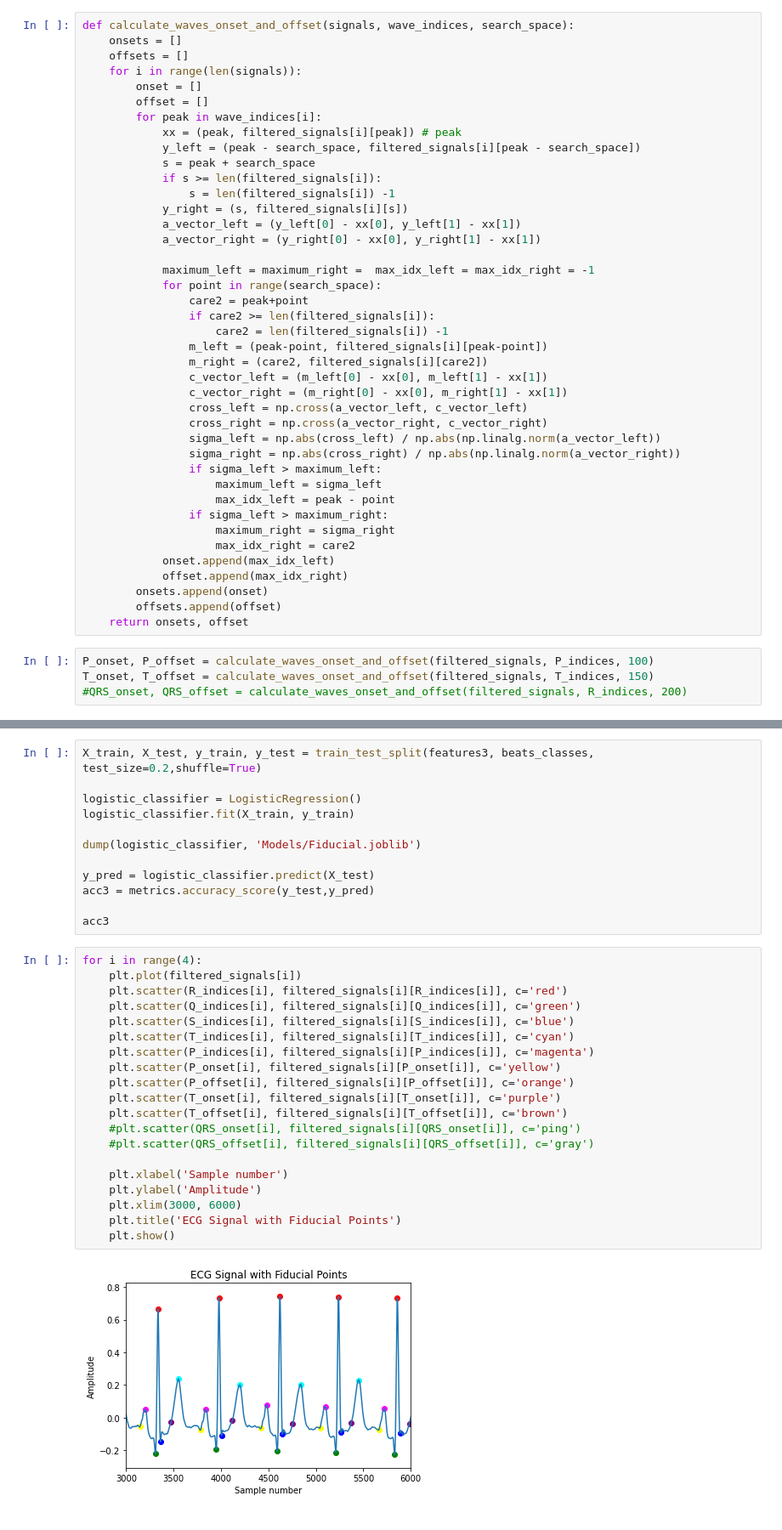
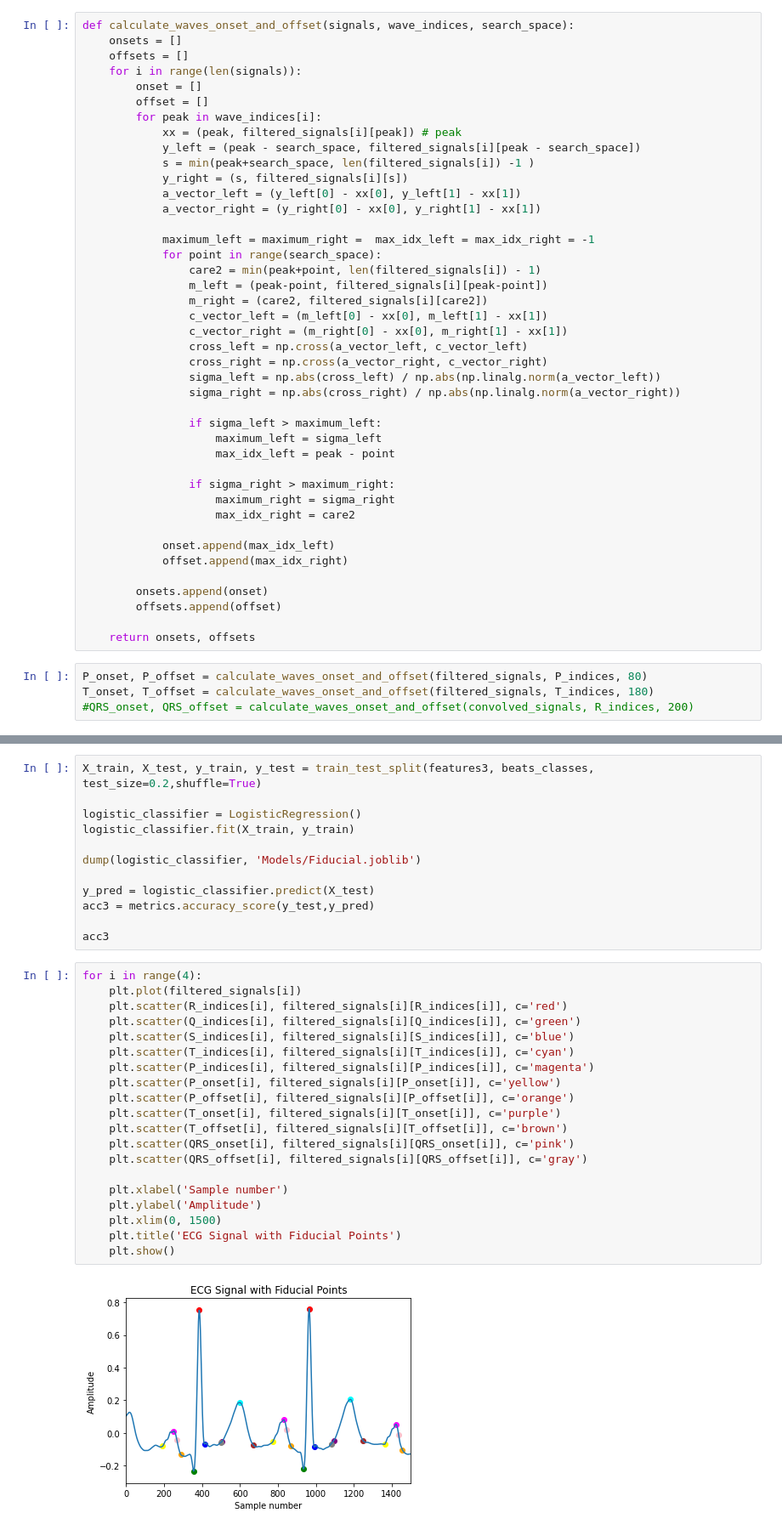
Before and after one commit to AKSYOA/ECG-Based-Authentication, a Jupyter notebook: HCI - Project test.ipynb, the cells around one changed output, grey strips where cells are left out. Shown: that part at 85% size. Cells and saved outputs as stored; diff of their text form.

```diff
--- a/HCI - Project test.ipynb
+++ b/HCI - Project test.ipynb
@@ -334,18 +381,14 @@ def calculate_waves_onset_and_offset(signals, wave_indices, search_space):
         for peak in wave_indices[i]:
             xx = (peak, filtered_signals[i][peak]) # peak
             y_left = (peak - search_space, filtered_signals[i][peak - search_space])
-            s = peak + search_space
-            if s >= len(filtered_signals[i]):
-                s = len(filtered_signals[i]) -1
+            s = min(peak+search_space, len(filtered_signals[i]) -1 )
             y_right = (s, filtered_signals[i][s])
             a_vector_left = (y_left[0] - xx[0], y_left[1] - xx[1])
             a_vector_right = (y_right[0] - xx[0], y_right[1] - xx[1])
 
             maximum_left = maximum_right =  max_idx_left = max_idx_right = -1
             for point in range(search_space):
-                care2 = peak+point
-                if care2 >= len(filtered_signals[i]):
-                    care2 = len(filtered_signals[i]) -1
+                care2 = min(peak+point, len(filtered_signals[i]) - 1)
                 m_left = (peak-point, filtered_signals[i][peak-point])
                 m_right = (care2, filtered_signals[i][care2])
                 c_vector_left = (m_left[0] - xx[0], m_left[1] - xx[1])
@@ -354,21 +397,26 @@ def calculate_waves_onset_and_offset(signals, wave_indices, search_space):
                 cross_right = np.cross(a_vector_right, c_vector_right)
                 sigma_left = np.abs(cross_left) / np.abs(np.linalg.norm(a_vector_left))
                 sigma_right = np.abs(cross_right) / np.abs(np.linalg.norm(a_vector_right))
+
                 if sigma_left > maximum_left:
                     maximum_left = sigma_left
                     max_idx_left = peak - point
-                if sigma_left > maximum_right:
+
+                if sigma_right > maximum_right:
                     maximum_right = sigma_right
                     max_idx_right = care2
+
             onset.append(max_idx_left)
             offset.append(max_idx_right)
+
         onsets.append(onset)
         offsets.append(offset)
-    return onsets, offset
+
+    return onsets, offsets
 # %%
-P_onset, P_offset = calculate_waves_onset_and_offset(filtered_signals, P_indices, 100)
-T_onset, T_offset = calculate_waves_onset_and_offset(filtered_signals, T_indices, 150)
-#QRS_onset, QRS_offset = calculate_waves_onset_and_offset(filtered_signals, R_indices, 200)
+P_onset, P_offset = calculate_waves_onset_and_offset(filtered_signals, P_indices, 80)
+T_onset, T_offset = calculate_waves_onset_and_offset(filtered_signals, T_indices, 180)
+#QRS_onset, QRS_offset = calculate_waves_onset_and_offset(convolved_signals, R_indices, 200)
 # %%
 features3 = []
 beats_classes = []
@@ -420,22 +468,22 @@ acc3
 # %%
 for i in range(4):
     plt.plot(filtered_signals[i])
     plt.scatter(R_indices[i], filtered_signals[i][R_indices[i]], c='red')
     plt.scatter(Q_indices[i], filtered_signals[i][Q_indices[i]], c='green')
     plt.scatter(S_indices[i], filtered_signals[i][S_indices[i]], c='blue')
     plt.scatter(T_indices[i], filtered_signals[i][T_indices[i]], c='cyan')
     plt.scatter(P_indices[i], filtered_signals[i][P_indices[i]], c='magenta')
     plt.scatter(P_onset[i], filtered_signals[i][P_onset[i]], c='yellow')
     plt.scatter(P_offset[i], filtered_signals[i][P_offset[i]], c='orange')
     plt.scatter(T_onset[i], filtered_signals[i][T_onset[i]], c='purple')
     plt.scatter(T_offset[i], filtered_signals[i][T_offset[i]], c='brown')
-    #plt.scatter(QRS_onset[i], filtered_signals[i][QRS_onset[i]], c='ping')
-    #plt.scatter(QRS_offset[i], filtered_signals[i][QRS_offset[i]], c='gray')
+    plt.scatter(QRS_onset[i], filtered_signals[i][QRS_onset[i]], c='pink')
+    plt.scatter(QRS_offset[i], filtered_signals[i][QRS_offset[i]], c='gray')
 
     plt.xlabel('Sample number')
     plt.ylabel('Amplitude')
-    plt.xlim(3000, 6000)
+    plt.xlim(0, 1500)
     plt.title('ECG Signal with Fiducial Points')
     plt.show()
 # %% [output]
-[figure, old version]
+[figure, new version]
```
Also changed, not shown: parts of 5 cells of this notebook.
